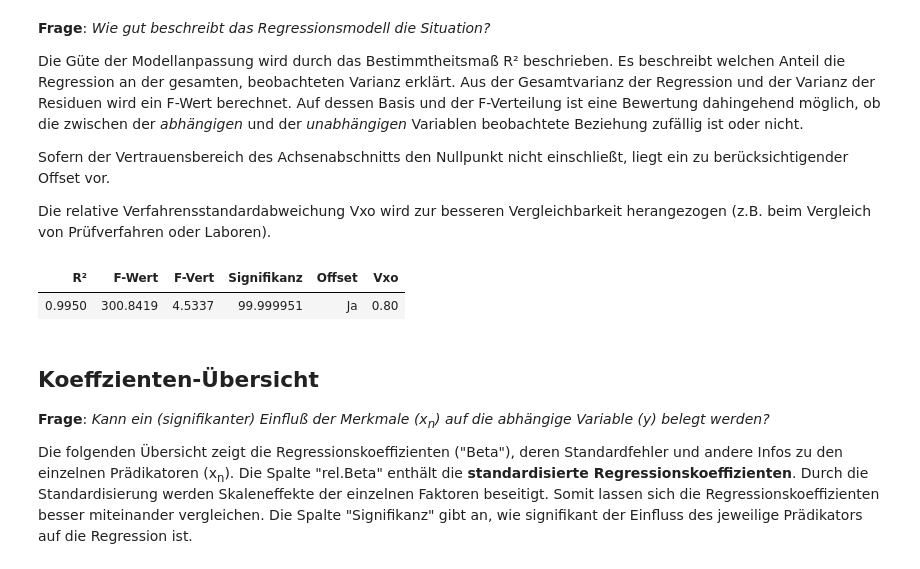
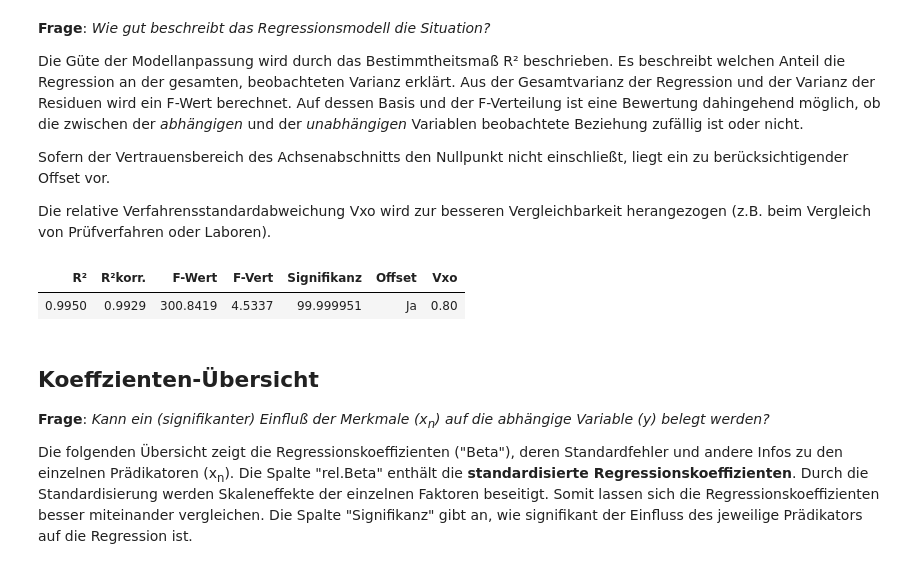
Before and after one commit to SJuhl75/jupy, a Jupyter notebook: MulVarLinReg.ipynb, the cells around one changed output. Saved outputs shown, nothing was run; the diff lists cells and outputs as text; code cells hidden in the pictures.

```diff
--- a/MulVarLinReg.ipynb
+++ b/MulVarLinReg.ipynb
@@ -212,6 +212,8 @@ y_mean = np.mean(y_true)
 SSReg = np.sum((y_pred - y_mean)**2,axis=0)[0]
 SST = SSReg + SSR       # Total sum of squares (SST)
 Rs = SSReg / SST        # R²
+Rsk = 1-(n-1)/(n-k)*(1-Rs)
+
 s2yx = (SSR / df)  # Residual variance (s²yx)
 if debugMode:
     print("-------------")
@@ -273,35 +275,37 @@ if debugMode:
         print(np.sqrt(s2yx)*t_value*np.sqrt(1+1/n+(wert-y_true['y'].mean())**2/SSReg))
 
 # p-Wert berechnen
 # Der resultierende p-Wert gibt das Signifikanzniveau der Regression an. Ein kleiner p-Wert (z.B.
 # weniger als 0.05) weist darauf hin, dass die Nullhypothese (dass alle Regressionskoeffizienten
 # gleich null sind) abgelehnt werden kann, was darauf hinweist, dass das Modell signifikant ist.
 from scipy.stats import f
 p_value = f.cdf(F_stat, k, n-k-1)*100
 
 regt = pd.DataFrame()
 regt['R²'] = [Rs]
+regt['R²<sub>korr.</sub>'] = [Rsk]
 regt['F-Wert'] = [F_stat]
 regt['F-Vert'] = [FK]
 regt['Signifikanz'] = [p_value]
 regt['Offset'] = [offset]
 regt['Vxo'] = [Vxo]
 
 styled_regt = regt.style.format({
     'R²': '{:.4f}',          # Beschränkt die Anzahl der Dezimalstellen auf 2 für die Spalte 'Beta'
+    'R²<sub>korr.</sub>' : '{:.4f}', # Beschränkt die Anzahl der Dezimalstellen auf 2 für die Spalte 'Std.fehler'
     'F-Wert': '{:.4f}',      # Beschränkt die Anzahl der Dezimalstellen auf 2 für die Spalte 'Std.fehler'
     'F-Vert': '{:.4f}',      # Beschränkt die Anzahl der Dezimalstellen auf 2 für die Spalte 'rel.Beta'
     'Signifikanz': '{:.6f}', # Beschränkt die Anzahl der Dezimalstellen auf 2 für die Spalte 'rel.Beta'
     'Vxo': '{:.2f}'          # Beschränkt die Anzahl der Dezimalstellen auf 2 für die Spalte 'rel.Beta'
 }).set_table_styles(         # Center align the 'Prädikator' column
     [{'selector': 'td.col0', 'props': [('text-align', 'center')]}
 ]).hide(axis='index')        # Hide the index column
 
 # Anzeigen des formatierten DataFrames
 styled_regt
 # %% [output]
-| R² | F-Wert | F-Vert | Signifikanz | Offset | Vxo |
-| 0.9950 | 300.8419 | 4.5337 | 99.999951 | Ja | 0.80 |
+| R² | R²korr. | F-Wert | F-Vert | Signifikanz | Offset | Vxo |
+| 0.9950 | 0.9929 | 300.8419 | 4.5337 | 99.999951 | Ja | 0.80 |
 # %%
 # Kennzahlen des Regressionskoeffizienten
 
```
Also changed, not shown: parts of 2 cells of this notebook, 2 other files.
